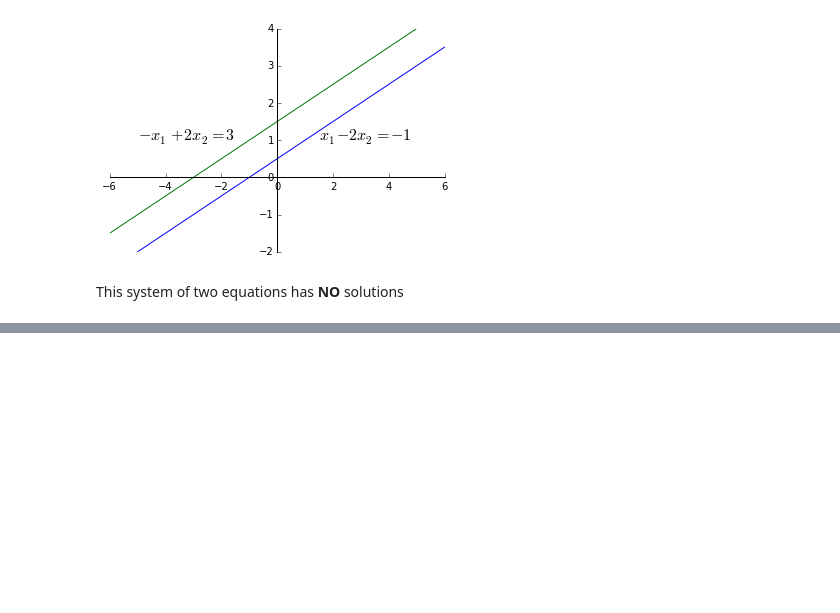
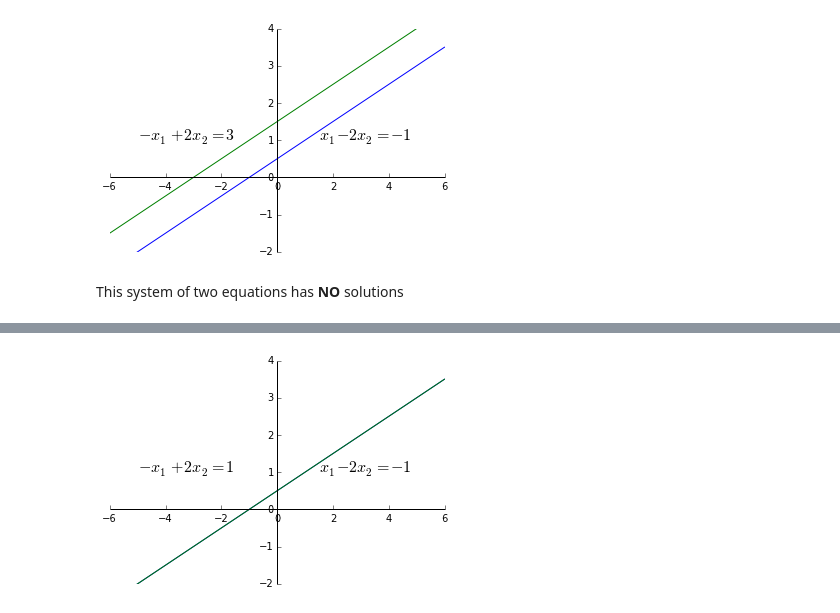
Before and after one commit to mcrovella/CS132-Geometric-Algorithms, a Jupyter notebook: L1 Linear Equations.ipynb, the cells around one changed output, grey strips where cells are left out. Cells and saved outputs as stored; diff of their text form; code cells hidden in the pictures; blank space fills up the shorter version.

```diff
--- a/L1 Linear Equations.ipynb
+++ b/L1 Linear Equations.ipynb
@@ -80,3 +101,14 @@ plt.text(-5,1, r'$-x_1 + 2x_2 = 3$', fontsize=16)
 [figure]
 # %% [markdown]
 This system of two equations has __NO__ solutions
+# %%
+# No need to study this code unless you want to.
+hide_code_in_slideshow()
+ax = ut.plotSetup()
+ut.centerAxes(ax)
+ut.plotLinEqn(1, -2, -1)
+ut.plotLinEqn(-1, 2, 1)
+plt.text(1.5,1, r'$x_1 - 2x_2 = -1$', fontsize=16)
+plt.text(-5,1, r'$-x_1 + 2x_2 = 1$', fontsize=16)
+print ''
+# %% [output]
@@ -82,0 +116 @@ This system of two equations has __NO__ solutions
+[figure, added]
```
Also changed, not shown: parts of 12 cells of this notebook.
